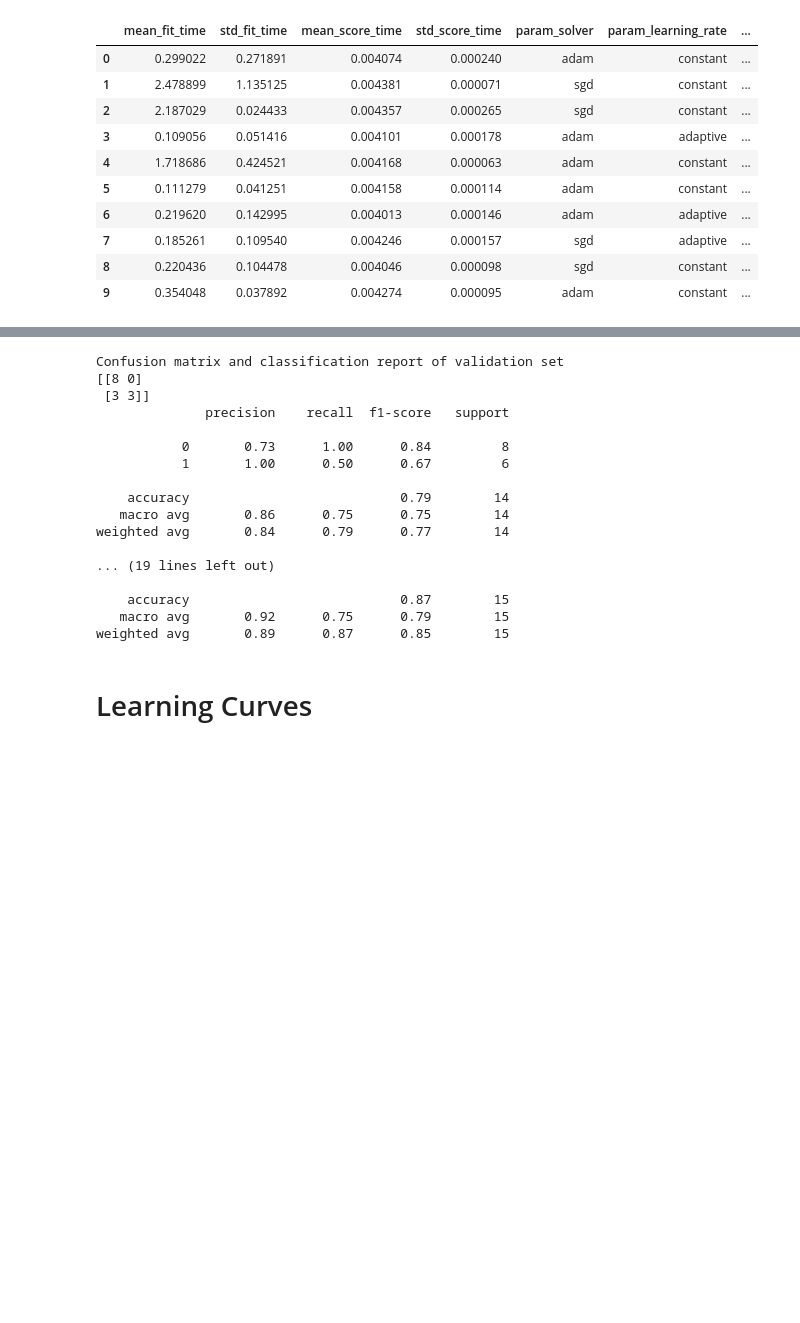
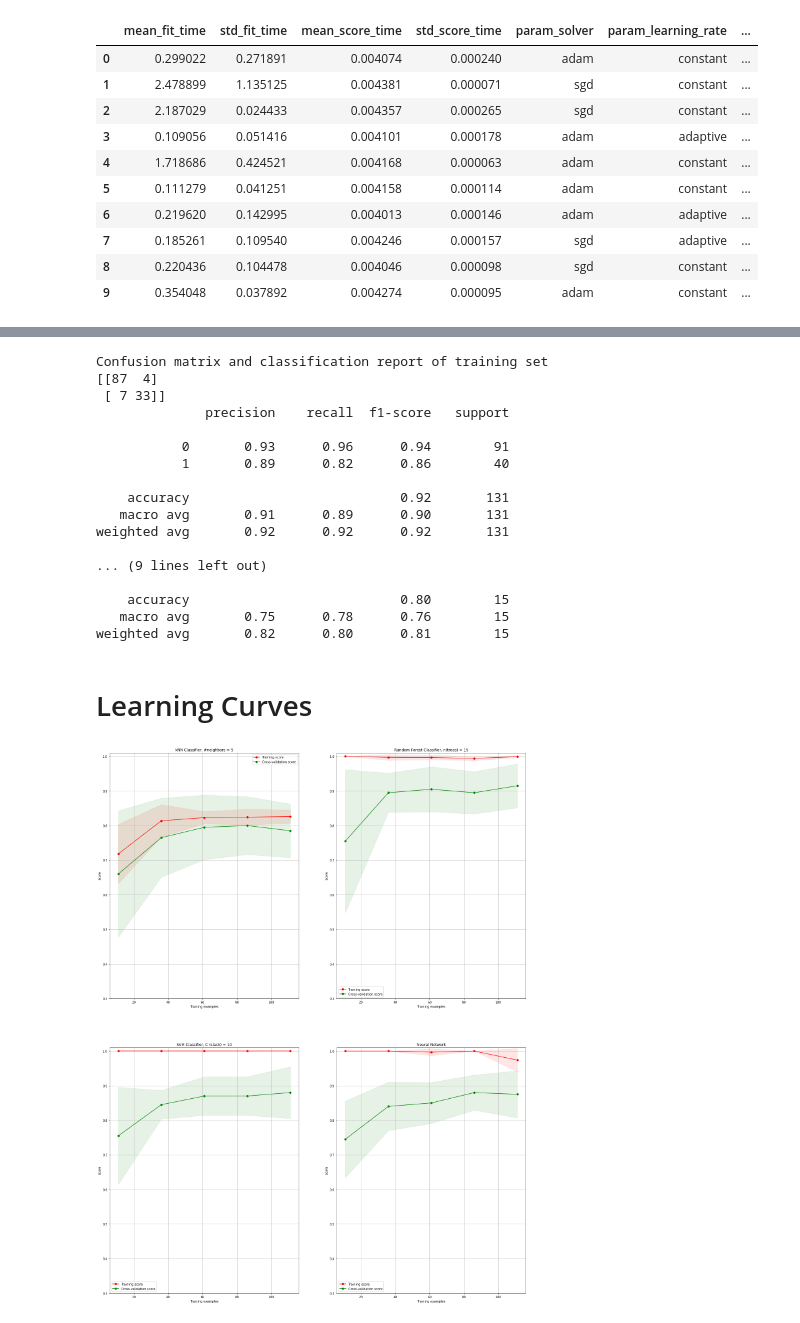
Before and after one commit to Kristelwen/TM10007_PROJECT, a Jupyter notebook: brat_assignment.ipynb, the cells around one changed output, grey strips where cells are left out. Saved outputs shown, nothing was run; the diff lists cells and outputs as text; code cells hidden in the pictures; blank space fills up the shorter version.

```diff
--- a/brat_assignment.ipynb
+++ b/brat_assignment.ipynb
@@ -695,0 +475,21 @@ Confusion matrix and classification report of training set
+# %%
+# Hyperparameter optimization of SVM
+
+# Define parameters that need to be optimized
+degrees = randint(1, 5)
+coef0s = [1, 0.5, 0.01]
+slacks = [0.1,1, 10, 100]
+gammas = [1, 0.1 ,0.01, 0.001]
+kernels = ['linear', 'rbf', 'poly']
+
+# Creating paramater space
+param_grid = {'degree': degrees,'coef0': coef0s, 'C': slacks, 'gamma': gammas, 'kernel': kernels}
+
+# Execute RandomizedSearchCV to find optimal parameters
+clf_svm = RandomizedSearchCV(SVC(),param_grid,cv=5, random_state=42, return_train_score=True)
+
+# Fit the classifier
+clf_svm.fit(data_train_pca, label_train)
+
+# Get the best parameters for the SVM estimator
+print('Best parameters found:\n', clf_svm.best_params_)
@@ -695,0 +499,8 @@ Confusion matrix and classification report of training set
+# %%
+# Fitting the Support Vector Machine classifier
+SVM = SVC(C=10, kernel='linear', degree=3, gamma=0.01, coef0=1)
+SVM.fit(data_train_pca, label_train)
+
+# Predictions
+train_pred = SVM.predict(data_train_pca)
+test_pred = SVM.predict(data_test_pca)
@@ -711,7 +573,7 @@ parameter_space = {
 clf_mlp = RandomizedSearchCV(MLPClassifier(max_iter=2000), parameter_space, cv=5, random_state=42, return_train_score=True)  # Verbose=2 & refit=True uitzoeken
 
 # Fit the classifier
-clf_mlp.fit(data_train, label_train)
+clf_mlp.fit(data_df_train, label_train)
 
 # Get the best parameters for the MLP estimator
 print('Best parameters found:\n', clf_mlp.best_params_)
@@ -736,11 +598,9 @@ pd.DataFrame(clf_mlp.cv_results_)
 # %%
 # Fitting the Neural Network Classifier with optimal hyperparameters
 MLP = MLPClassifier(solver='adam', learning_rate='constant',hidden_layer_sizes=(9,9,9,9), alpha=0.0001, activation='identity')
-MLP.fit(data_df_train2, label_train2)
+MLP.fit(data_df_train, label_train)
 
 # Predictions
-train2_pred_MLP = MLP.predict(data_df_train2)
-val_pred_MLP = MLP.predict(data_df_val)
 train_pred_MLP = MLP.predict(data_df_train)
 test_pred_MLP = MLP.predict(data_df_test)
 # %%
@@ -776,34 +629,31 @@ print(f'\n The accuracy of the test set is {acc_test}')
 # %%
 # Confusion matrices and classification reports
-print('Confusion matrix and classification report of validation set')
-print(confusion_matrix(label_val, val_pred))
-print(classification_report(label_val, val_pred))
-
 print('Confusion matrix and classification report of training set')
-print(confusion_matrix(label_train2, train2_pred))
-print(classification_report(label_train2, train2_pred))
+print(confusion_matrix(label_train, train_pred_MLP))
+print(classification_report(label_train, train_pred_MLP))
+print("---------------------------------------------------------------\n")
 
 print('Confusion matrix and classification report of test set')
-print(confusion_matrix(label_test, test_pred))
-print(classification_report(label_test, test_pred))
+print(confusion_matrix(label_test, test_pred_MLP))
+print(classification_report(label_test, test_pred_MLP))
 # %% [output]
-Confusion matrix and classification report of validation set
-[[8 0]
- [3 3]]
+Confusion matrix and classification report of training set
+[[87  4]
+ [ 7 33]]
               precision    recall  f1-score   support
 
-           0       0.73      1.00      0.84         8
-           1       1.00      0.50      0.67         6
+           0       0.93      0.96      0.94        91
+           1       0.89      0.82      0.86        40
 
-    accuracy                           0.79        14
-   macro avg       0.86      0.75      0.75        14
-weighted avg       0.84      0.79      0.77        14
+    accuracy                           0.92       131
+   macro avg       0.91      0.89      0.90       131
+weighted avg       0.92      0.92      0.92       131
 
-... (19 lines left out)
+... (9 lines left out)
 
-    accuracy                           0.87        15
-   macro avg       0.92      0.75      0.79        15
-weighted avg       0.89      0.87      0.85        15
+    accuracy                           0.80        15
+   macro avg       0.75      0.78      0.76        15
+weighted avg       0.82      0.80      0.81        15
 # %% [markdown]
 # Learning Curves
 # %%
@@ -841,29 +691,31 @@ def plot_learning_curve(estimator, title, X, y, axes, ylim=None, cv=None,
     return plt
 # %%
 # Classifiers
-clsfs = [MLP]
+clsfs = [KNN, RF, SVM, MLP]
 
 # Plot figuren
 fig = plt.figure(figsize=(24,8*len(clsfs)))
 
 # Create a cross-validation object
 cv = ShuffleSplit(n_splits=10, test_size=0.15, random_state=0)
 # cv = StratifiedKFold(n_splits=10, shuffle=True, random_state=0)
 # cv = StratifiedShuffleSplit(n_splits=10, test_size=0.15, random_state=0)
 
 # Now use the classifiers on all datasets
 num = 0
 for clf in clsfs:
     # Split data in training and testing
     # title = str(type(clf))
     if hasattr(clf, 'n_estimators'):
         title = f"Random Forest Classifier, n(trees) = {clf.n_estimators}"
     elif hasattr(clf, 'C'):
         title = f"SVM Classifier, C (slack) = {clf.C}"
     elif hasattr(clf, 'n_neighbors'):
         title = f"kNN Classifier, #neighbors = {clf.n_neighbors}"
     elif hasattr(clf, 'hidden_layer_sizes'):
         title = f"Neural Network"
-    ax = fig.add_subplot(len(clsfs), 3, num + 1)
+    ax = fig.add_subplot(2, 2, num + 1)
     plot_learning_curve(clf, title, data_df_train, label_train, ax, ylim=(0.3, 1.01), cv=cv)
     num += 1
+# %% [output]
+[figure, added]
```
Also changed, not shown: parts of 46 cells of this notebook.
